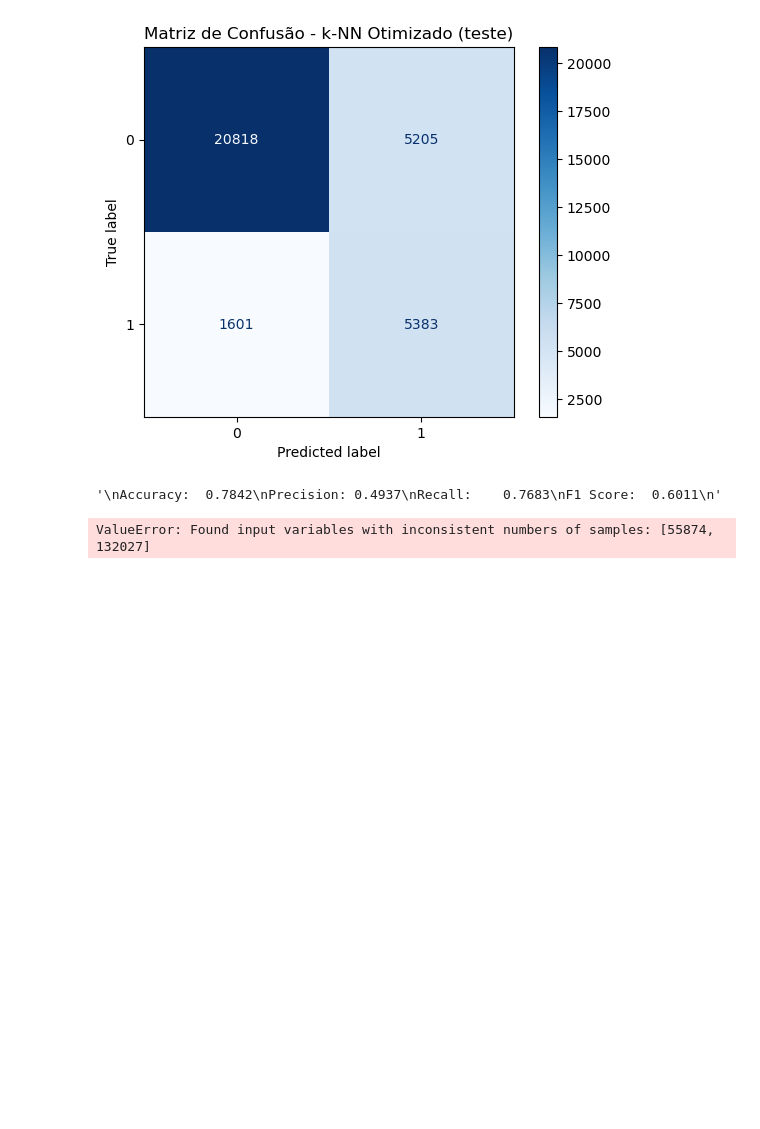
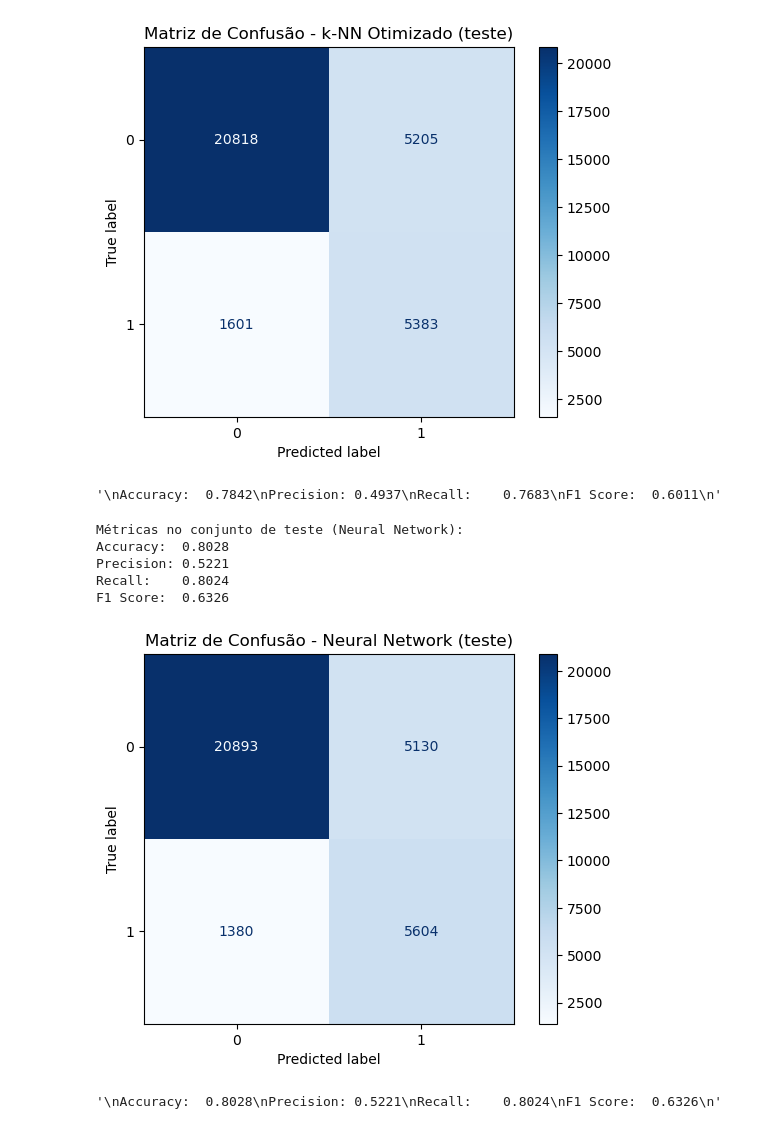
Before and after one commit to asilva1604/iart2-feup-2425, a Jupyter notebook: main.ipynb, the cells around one changed output. Cells and saved outputs as stored; diff of their text form; code cells hidden in the pictures; blank space fills up the shorter version.

```diff
--- a/main.ipynb
+++ b/main.ipynb
@@ -272,40 +272,46 @@ from sklearn.neural_network import MLPClassifier
 
 # 10. Treinar modelo Neural Network
 nn_model = MLPClassifier(hidden_layer_sizes=(100,), max_iter=500, random_state=42)  # Pode ajustar os parâmetros
-nn_model.fit(X_train_processed, y_train)
+nn_model.fit(X_train_processed, y_train_bal)
 
 # Avaliar no conjunto de teste
 y_pred_nn = nn_model.predict(X_test_processed)
 
 # Calcular métricas
 accuracy_nn = accuracy_score(y_test, y_pred_nn)
 precision_nn = precision_score(y_test, y_pred_nn)
 recall_nn = recall_score(y_test, y_pred_nn)
 f1_nn = f1_score(y_test, y_pred_nn)
 cm_nn = confusion_matrix(y_test, y_pred_nn)
 
 # Guardar resultados no dicionário
 results["Neural Network"] = {
     "Accuracy": accuracy_nn,
     "Precision": precision_nn,
     "Recall": recall_nn,
     "F1 Score": f1_nn,
     "Confusion Matrix": cm_nn
 }
 
 # Mostrar resultados
 print("\nMétricas no conjunto de teste (Neural Network):")
 print(f"Accuracy:  {accuracy_nn:.4f}")
 print(f"Precision: {precision_nn:.4f}")
 print(f"Recall:    {recall_nn:.4f}")
 print(f"F1 Score:  {f1_nn:.4f}")
 
 disp_nn = ConfusionMatrixDisplay(confusion_matrix=cm_nn, display_labels=nn_model.classes_)
 disp_nn.plot(cmap="Blues")
 plt.title("Matriz de Confusão - Neural Network (teste)")
 plt.show()
 # %% [output]
-ValueError: Found input variables with inconsistent numbers of samples: [55874, 132027]
+Métricas no conjunto de teste (Neural Network):
+Accuracy:  0.8028
+Precision: 0.5221
+Recall:    0.8024
+F1 Score:  0.6326
+[figure, added]
+'\nAccuracy:  0.8028\nPrecision: 0.5221\nRecall:    0.8024\nF1 Score:  0.6326\n'
 # %%
 from sklearn.ensemble import RandomForestClassifier
 
```
Also changed, not shown: parts of 2 cells of this notebook.
